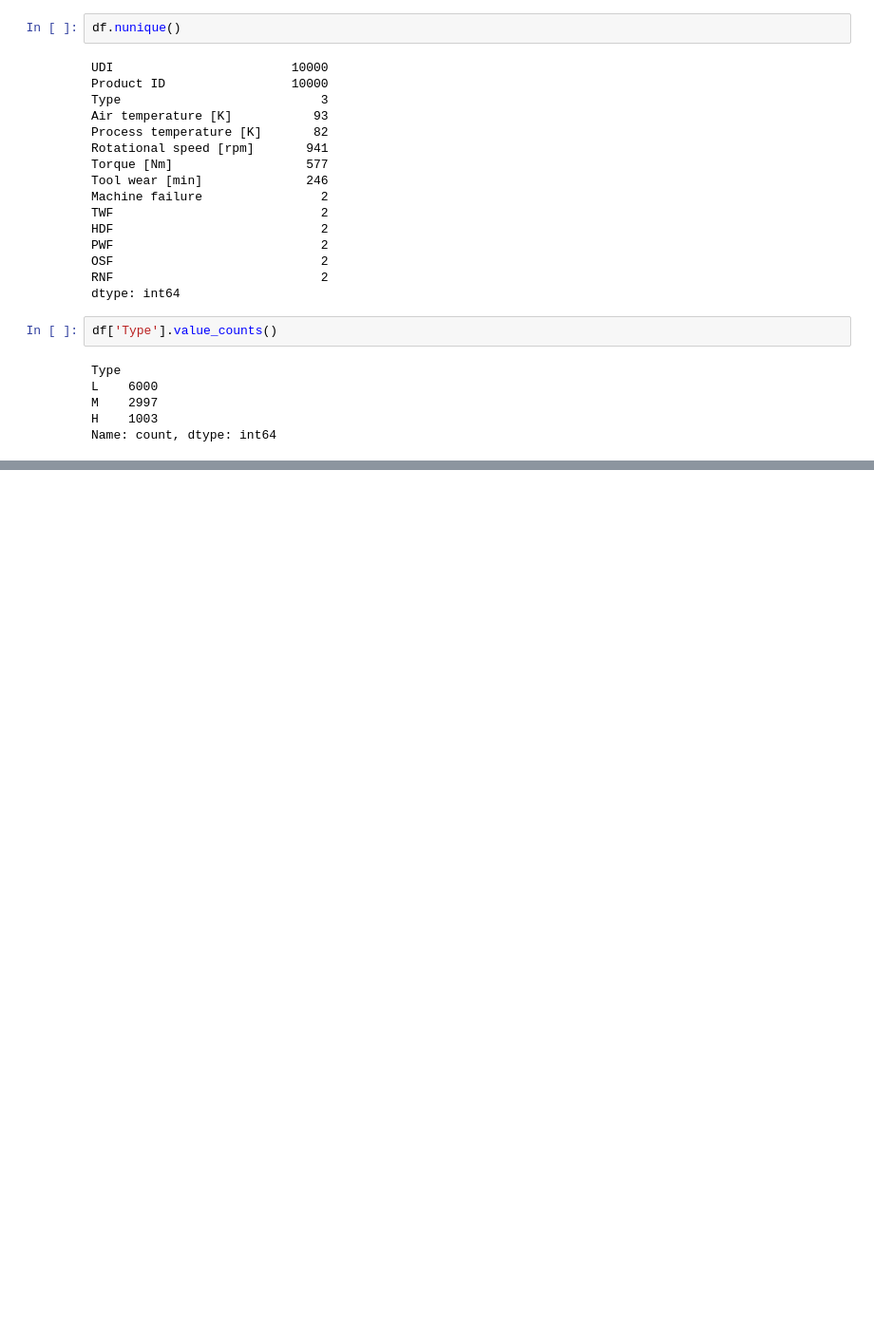
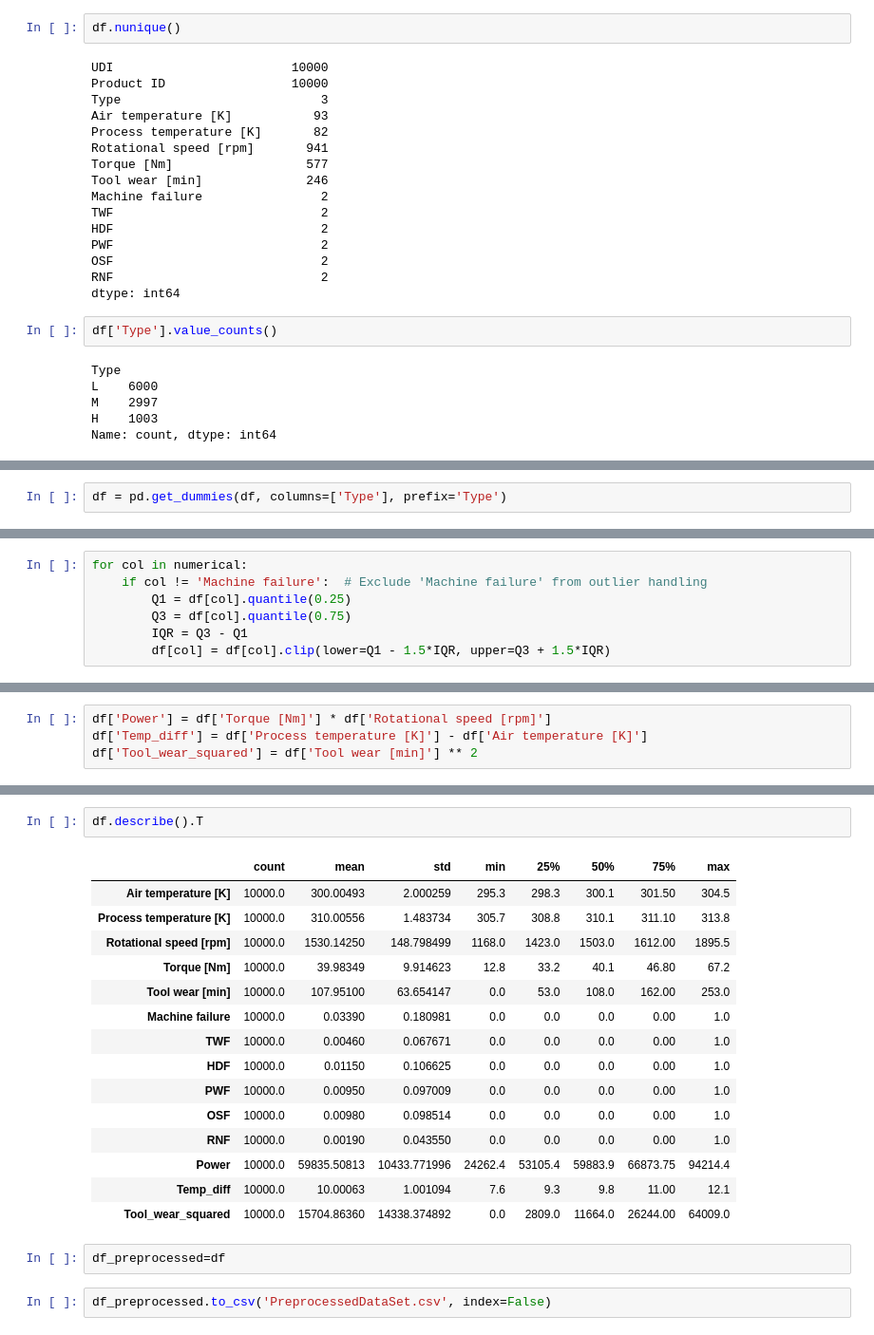
Before and after one commit to TurkishTM/PredictiveMaintenanceSystem, a Jupyter notebook: MainCode.ipynb, the cells around one changed output, grey strips where cells are left out. Shown: that part at 95% size. Drawn from its saved outputs; the diff is of its cells as text; blank space fills up the shorter version.

```diff
--- a/MainCode.ipynb
+++ b/MainCode.ipynb
@@ -145,0 +185,2 @@ df.drop(columns=['UDI','Product ID'],inplace=True)
+# %%
+df = pd.get_dummies(df, columns=['Type'], prefix='Type')
@@ -145,0 +189,7 @@ df.drop(columns=['UDI','Product ID'],inplace=True)
+# %%
+for col in numerical:
+    if col != 'Machine failure':  # Exclude 'Machine failure' from outlier handling
+        Q1 = df[col].quantile(0.25)
+        Q3 = df[col].quantile(0.75)
+        IQR = Q3 - Q1
+        df[col] = df[col].clip(lower=Q1 - 1.5*IQR, upper=Q3 + 1.5*IQR)
@@ -145,0 +198,4 @@ df.drop(columns=['UDI','Product ID'],inplace=True)
+# %%
+df['Power'] = df['Torque [Nm]'] * df['Rotational speed [rpm]']
+df['Temp_diff'] = df['Process temperature [K]'] - df['Air temperature [K]']
+df['Tool_wear_squared'] = df['Tool wear [min]'] ** 2
@@ -145,0 +227,22 @@ df.drop(columns=['UDI','Product ID'],inplace=True)
+# %%
+df.describe().T
+# %% [output]
+|  | count | mean | std | min | 25% | 50% | 75% | max |
+| Air temperature [K] | 10000.0 | 300.00493 | 2.000259 | 295.3 | 298.3 | 300.1 | 301.50 | 304.5 |
+| Process temperature [K] | 10000.0 | 310.00556 | 1.483734 | 305.7 | 308.8 | 310.1 | 311.10 | 313.8 |
+| Rotational speed [rpm] | 10000.0 | 1530.14250 | 148.798499 | 1168.0 | 1423.0 | 1503.0 | 1612.00 | 1895.5 |
+| Torque [Nm] | 10000.0 | 39.98349 | 9.914623 | 12.8 | 33.2 | 40.1 | 46.80 | 67.2 |
+| Tool wear [min] | 10000.0 | 107.95100 | 63.654147 | 0.0 | 53.0 | 108.0 | 162.00 | 253.0 |
+| Machine failure | 10000.0 | 0.03390 | 0.180981 | 0.0 | 0.0 | 0.0 | 0.00 | 1.0 |
+| TWF | 10000.0 | 0.00460 | 0.067671 | 0.0 | 0.0 | 0.0 | 0.00 | 1.0 |
+| HDF | 10000.0 | 0.01150 | 0.106625 | 0.0 | 0.0 | 0.0 | 0.00 | 1.0 |
+| PWF | 10000.0 | 0.00950 | 0.097009 | 0.0 | 0.0 | 0.0 | 0.00 | 1.0 |
+| OSF | 10000.0 | 0.00980 | 0.098514 | 0.0 | 0.0 | 0.0 | 0.00 | 1.0 |
+| RNF | 10000.0 | 0.00190 | 0.043550 | 0.0 | 0.0 | 0.0 | 0.00 | 1.0 |
+| Power | 10000.0 | 59835.50813 | 10433.771996 | 24262.4 | 53105.4 | 59883.9 | 66873.75 | 94214.4 |
+| Temp_diff | 10000.0 | 10.00063 | 1.001094 | 7.6 | 9.3 | 9.8 | 11.00 | 12.1 |
+| Tool_wear_squared | 10000.0 | 15704.86360 | 14338.374892 | 0.0 | 2809.0 | 11664.0 | 26244.00 | 64009.0 |
+# %%
+df_preprocessed=df
+# %%
+df_preprocessed.to_csv('PreprocessedDataSet.csv', index=False)
```
Also changed, not shown: parts of 23 cells of this notebook, 1 other file.
